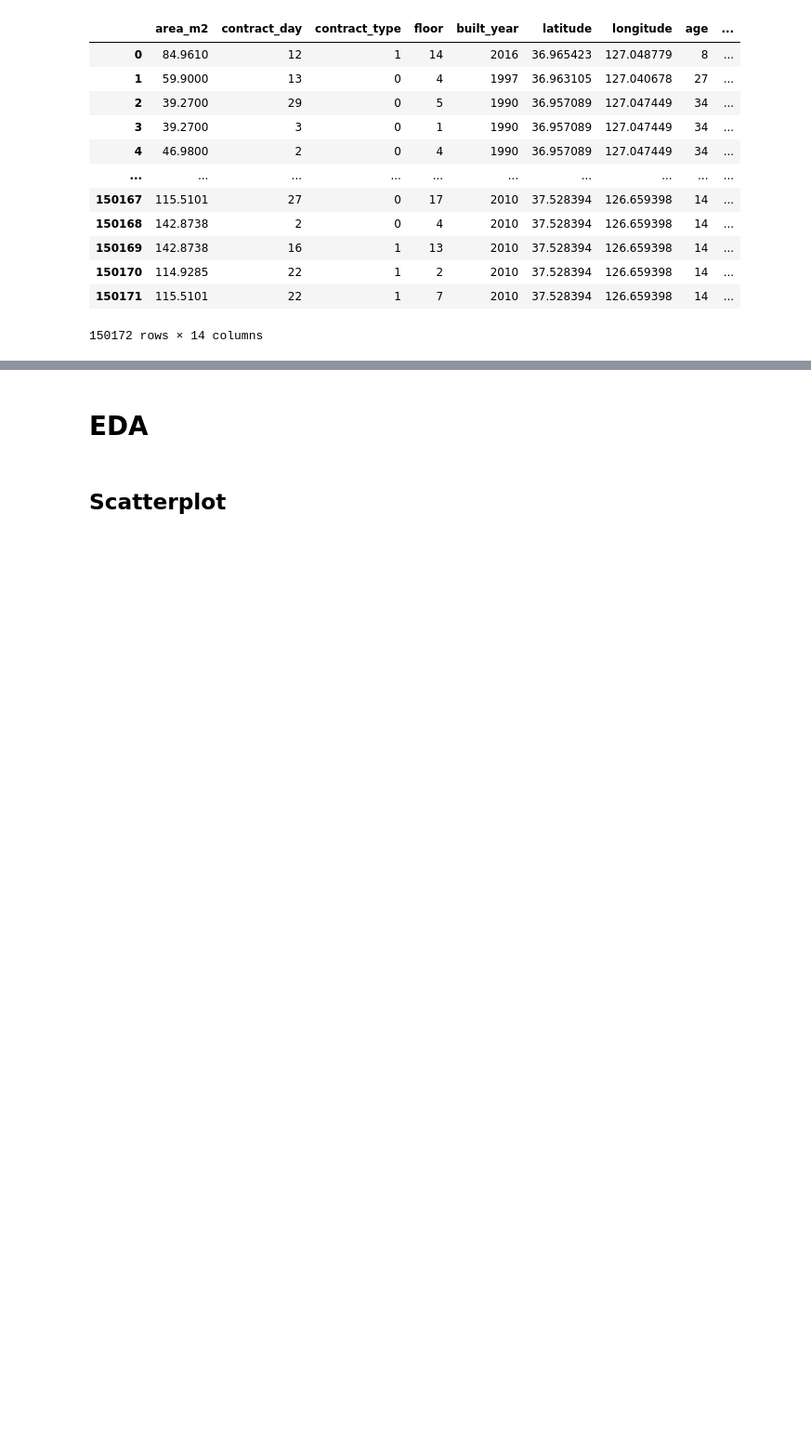
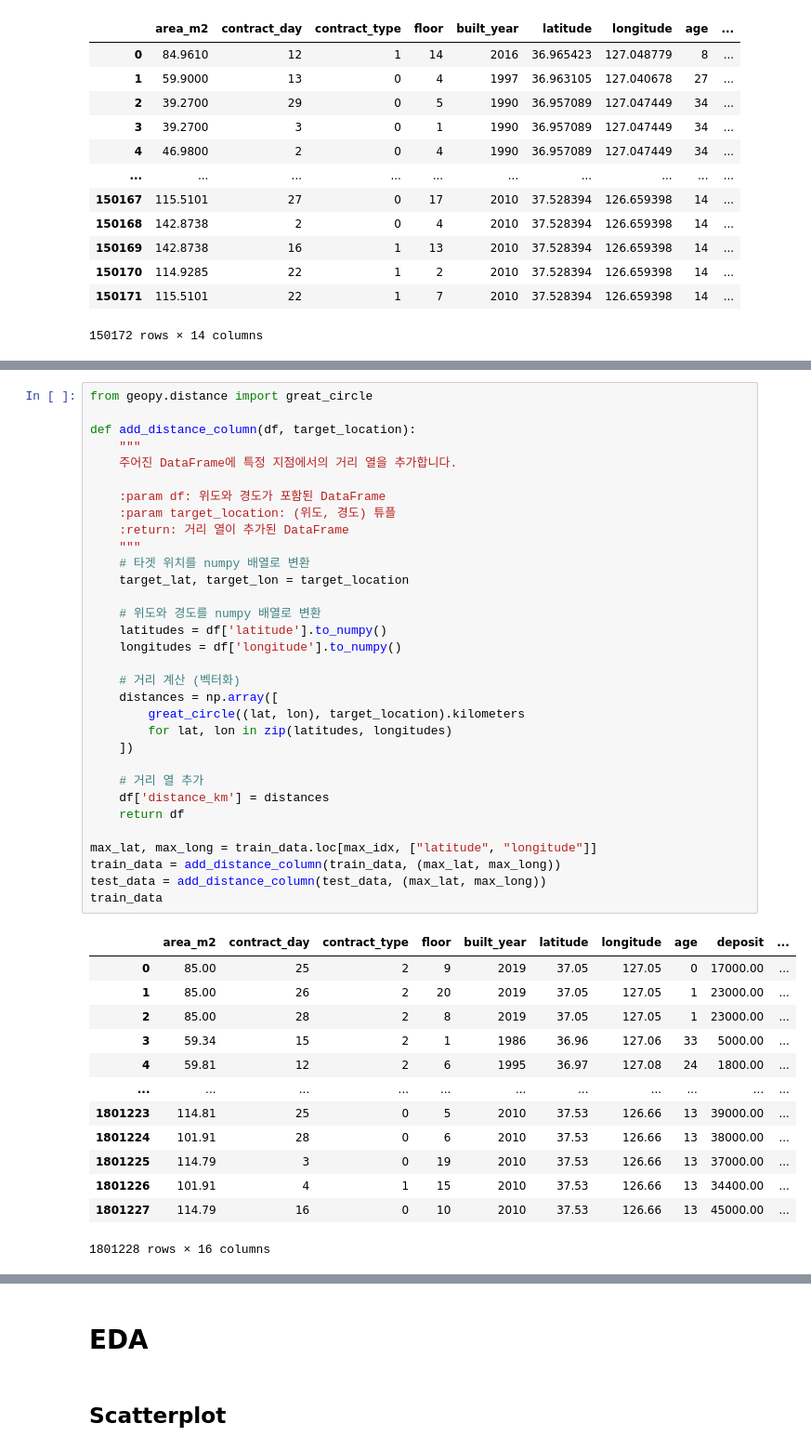
Before and after one commit to boostcampaitech7/level2-competitiveds-recsys-03, a Jupyter notebook: zerovirus_EDA.ipynb, the cells around one changed output, grey strips where cells are left out. Shown at 93% size. Cells and saved outputs as stored; diff of their text form; blank space fills up the shorter version.

```diff
--- a/zerovirus_EDA.ipynb
+++ b/zerovirus_EDA.ipynb
@@ -116,0 +138,46 @@ test_data
+# %%
+from geopy.distance import great_circle
+
+def add_distance_column(df, target_location):
+    """
+    주어진 DataFrame에 특정 지점에서의 거리 열을 추가합니다.
+
+    :param df: 위도와 경도가 포함된 DataFrame
+    :param target_location: (위도, 경도) 튜플
+    :return: 거리 열이 추가된 DataFrame
+    """
+    # 타겟 위치를 numpy 배열로 변환
+    target_lat, target_lon = target_location
+
+    # 위도와 경도를 numpy 배열로 변환
+    latitudes = df['latitude'].to_numpy()
+    longitudes = df['longitude'].to_numpy()
+
+    # 거리 계산 (벡터화)
+    distances = np.array([
+        great_circle((lat, lon), target_location).kilometers
+        for lat, lon in zip(latitudes, longitudes)
+    ])
+
+    # 거리 열 추가
+    df['distance_km'] = distances
+    return df
+
+max_lat, max_long = train_data.loc[max_idx, ["latitude", "longitude"]]
+train_data = add_distance_column(train_data, (max_lat, max_long))
+test_data = add_distance_column(test_data, (max_lat, max_long))
+train_data
+# %% [output]
+|  | area_m2 | contract_day | contract_type | floor | built_year | latitude | longitude | age | deposit | ... |
+| 0 | 85.00 | 25 | 2 | 9 | 2019 | 37.05 | 127.05 | 0 | 17000.00 | ... |
+| 1 | 85.00 | 26 | 2 | 20 | 2019 | 37.05 | 127.05 | 1 | 23000.00 | ... |
+| 2 | 85.00 | 28 | 2 | 8 | 2019 | 37.05 | 127.05 | 1 | 23000.00 | ... |
+| 3 | 59.34 | 15 | 2 | 1 | 1986 | 36.96 | 127.06 | 33 | 5000.00 | ... |
+| 4 | 59.81 | 12 | 2 | 6 | 1995 | 36.97 | 127.08 | 24 | 1800.00 | ... |
+| ... | ... | ... | ... | ... | ... | ... | ... | ... | ... | ... |
+| 1801223 | 114.81 | 25 | 0 | 5 | 2010 | 37.53 | 126.66 | 13 | 39000.00 | ... |
+| 1801224 | 101.91 | 28 | 0 | 6 | 2010 | 37.53 | 126.66 | 13 | 38000.00 | ... |
+| 1801225 | 114.79 | 3 | 0 | 19 | 2010 | 37.53 | 126.66 | 13 | 37000.00 | ... |
+| 1801226 | 101.91 | 4 | 1 | 15 | 2010 | 37.53 | 126.66 | 13 | 34400.00 | ... |
+| 1801227 | 114.79 | 16 | 0 | 10 | 2010 | 37.53 | 126.66 | 13 | 45000.00 | ... |
+1801228 rows × 16 columns
```
Also changed, not shown: parts of 6 cells of this notebook.
